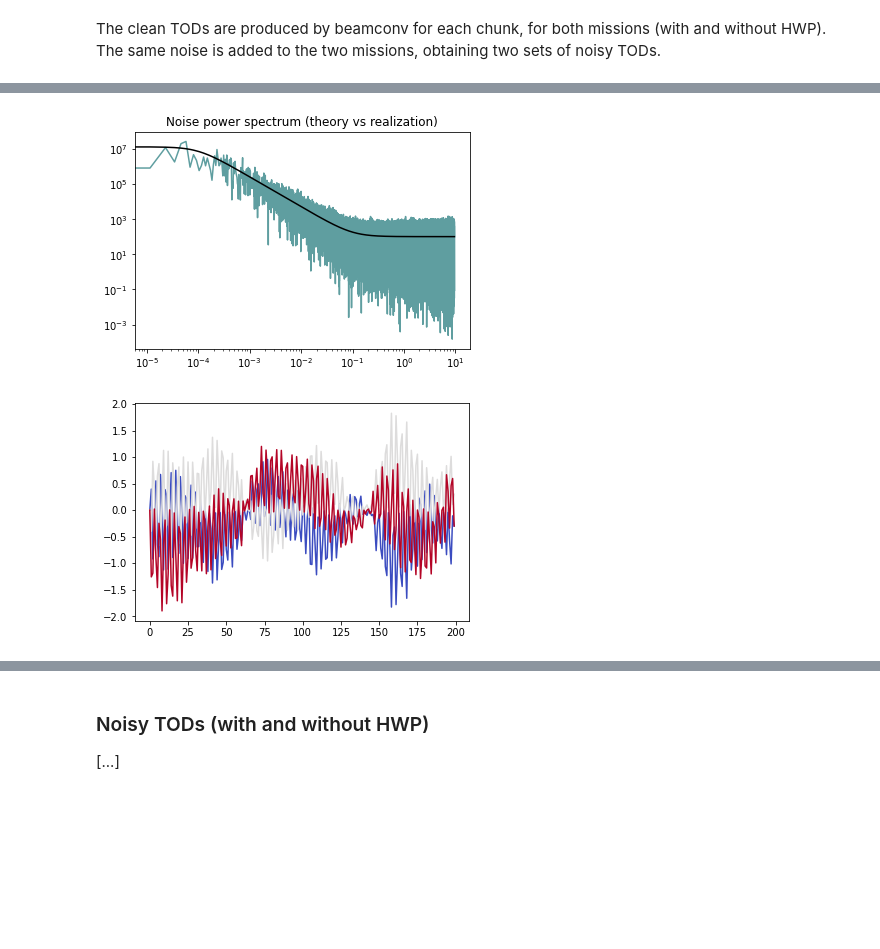
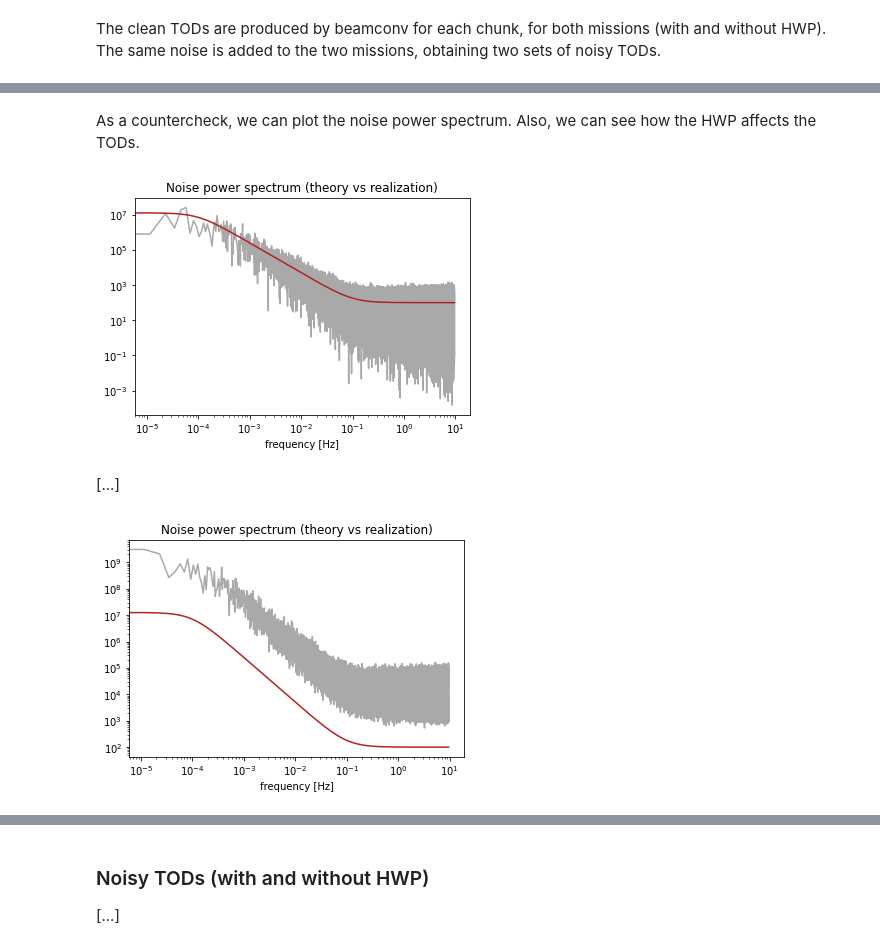
Before and after one commit to martamonelli/beamconv_tidy, a Jupyter notebook: beamconv/demo.ipynb, the cells around one changed output, grey strips where cells are left out. Saved outputs shown, nothing was run; the diff lists cells and outputs as text; code cells hidden in the pictures; blank space fills up the shorter version.

Commit message:
demo fixed! (still weird power spectrum)

```diff
--- a/beamconv/demo.ipynb
+++ b/beamconv/demo.ipynb
@@ -229,52 +216,46 @@ plt.show()
 # %%
 # Setting up and fillind TODs (clean, noisy and noise-only)
-clean_TOD = np.empty((ndet,int(ss.mlen*ss.fsamp)))
-noisy_TOD = np.empty((ndet,int(ss.mlen*ss.fsamp)))
-noise_TOD = np.empty((ndet,int(ss.mlen*ss.fsamp)))
+clean_TOD = np.empty((ndet,nsamp))
+noisy_TOD = np.empty((ndet,nsamp))
+noise_TOD = np.empty((ndet,nsamp))
 
 # Setting up and fillind TODs (clean, noisy and noise-only)
-clean_TOD_hwp = np.empty((ndet,int(ss_hwp.mlen*ss_hwp.fsamp)))
-noisy_TOD_hwp = np.empty((ndet,int(ss_hwp.mlen*ss_hwp.fsamp)))
-noise_TOD_hwp = np.empty((ndet,int(ss_hwp.mlen*ss_hwp.fsamp)))
+clean_TOD_hwp = np.empty((ndet,nsamp))
+noisy_TOD_hwp = np.empty((ndet,nsamp))
+noise_TOD_hwp = np.empty((ndet,nsamp))
 
 for det in np.arange(ndet):
     gen = ducc0.misc.OofaNoise(sigma, f_min, f_knee, f_samp, slope)
-    for chunk in np.arange(10):
-        inp = np.random.normal(0.,1.,(nsamp,))
+    for chunk in np.arange(nchunk):
+        inp = np.random.normal(0.,1.,(nsamp_chunk,))
         noise = gen.filterGaussian(inp)
         #
         clean_data = ss.data(chunks[chunk],ss.beams[det][0],data_type='tod')
         noisy_data = clean_data + noise
-        clean_TOD[det,int(chunk*ss.mlen*ss.fsamp/10):int((chunk+1)*ss.mlen*ss.fsamp/10)] = clean_data
-        noisy_TOD[det,int(chunk*ss.mlen*ss.fsamp/10):int((chunk+1)*ss.mlen*ss.fsamp/10)] = noisy_data
-        noise_TOD[det,int(chunk*ss.mlen*ss.fsamp/10):int((chunk+1)*ss.mlen*ss.fsamp/10)] = noise
+        clean_TOD[det,chunk*nsamp_chunk:(chunk+1)*nsamp_chunk] = clean_data
+        noisy_TOD[det,chunk*nsamp_chunk:(chunk+1)*nsamp_chunk] = noisy_data
+        noise_TOD[det,chunk*nsamp_chunk:(chunk+1)*nsamp_chunk] = noise
         #
         clean_data = ss_hwp.data(chunks_hwp[chunk],ss_hwp.beams[det][0],data_type='tod')
         noisy_data = clean_data + noise
-        clean_TOD_hwp[det,int(chunk*ss_hwp.mlen*ss_hwp.fsamp/10):int((chunk+1)*ss_hwp.mlen*ss_hwp.fsamp/10)] = clean_data
-        noisy_TOD_hwp[det,int(chunk*ss_hwp.mlen*ss_hwp.fsamp/10):int((chunk+1)*ss_hwp.mlen*ss_hwp.fsamp/10)] = noisy_data
-        noise_TOD_hwp[det,int(chunk*ss_hwp.mlen*ss_hwp.fsamp/10):int((chunk+1)*ss_hwp.mlen*ss_hwp.fsamp/10)] = noise
-
-# evaluating power spectrum
-ps = np.abs(np.fft.fft(noise_TOD[0,:]))**2 / (nsamp*10)
-time_step = 1. / f_samp
-freqs = np.fft.fftfreq(noise_TOD[0,:].size, time_step)
-ps_theory = sigma**2 * ((freqs**2+f_knee**2)/(freqs**2+f_min**2))**(-slope/2)
-
-# plotting
-plt.loglog(freqs[:ps.size//2],ps[:ps.size//2],'cadetblue')
-plt.loglog(freqs[:ps.size//2],ps_theory[:ps.size//2],'black')
-plt.title('Noise power spectrum (theory vs realization)')
-plt.show()
-
-n = 3
-color = plt.cm.coolwarm(np.linspace(0,1,n))
-matplotlib.rcParams['axes.prop_cycle'] = cycler.cycler('color', color)
-
-plt.plot(clean_TOD[0][:200]-clean_TOD_hwp[0][:200])
-plt.plot(clean_TOD[1][:200]-clean_TOD_hwp[1][:200])
-plt.plot(clean_TOD[2][:200]-clean_TOD_hwp[2][:200])
-plt.show()
+        clean_TOD_hwp[det,chunk*nsamp_chunk:(chunk+1)*nsamp_chunk] = clean_data
+        noisy_TOD_hwp[det,chunk*nsamp_chunk:(chunk+1)*nsamp_chunk] = noisy_data
+        noise_TOD_hwp[det,chunk*nsamp_chunk:(chunk+1)*nsamp_chunk] = noise
-# %% [output]
-[figure, removed]
-[figure, removed]
+# %% [markdown]
+As a countercheck, we can plot the noise power spectrum. Also, we can see how the HWP affects the TODs.
+# %%
+# Evaluating  and plotting the power spectrum
+ps = np.abs(np.fft.fft(noise_TOD[0,:]))**2 / nsamp
+time_step = 1. / f_samp
+freqs = np.fft.fftfreq(noise_TOD[0,:].size, time_step)
+ps_theory = sigma**2 * ((freqs**2+f_knee**2)/(freqs**2+f_min**2))**(-slope/2)
+
+plt.loglog(freqs[:ps.size//2],ps[:ps.size//2],'darkgray')
+plt.loglog(freqs[:ps.size//2],ps_theory[:ps.size//2],'firebrick')
+plt.title('Noise power spectrum (theory vs realization)')
+plt.xlabel('frequency [Hz]')
+plt.show()
+# %% [output]
+[figure, added]
+# %% [markdown]
+[...]
@@ -280,0 +277,9 @@ plt.show()
+# %%
+# Plotting the power spectrum
+plt.loglog(freqs[:ps.size//2],ps[:ps.size//2],'darkgray')
+plt.loglog(freqs[:ps.size//2],ps_theory[:ps.size//2],'firebrick')
+plt.title('Noise power spectrum (theory vs realization)')
+plt.xlabel('frequency [Hz]')
+plt.show()
+# %% [output]
+[figure, added]
```
Also changed, not shown: parts of 24 cells of this notebook.
